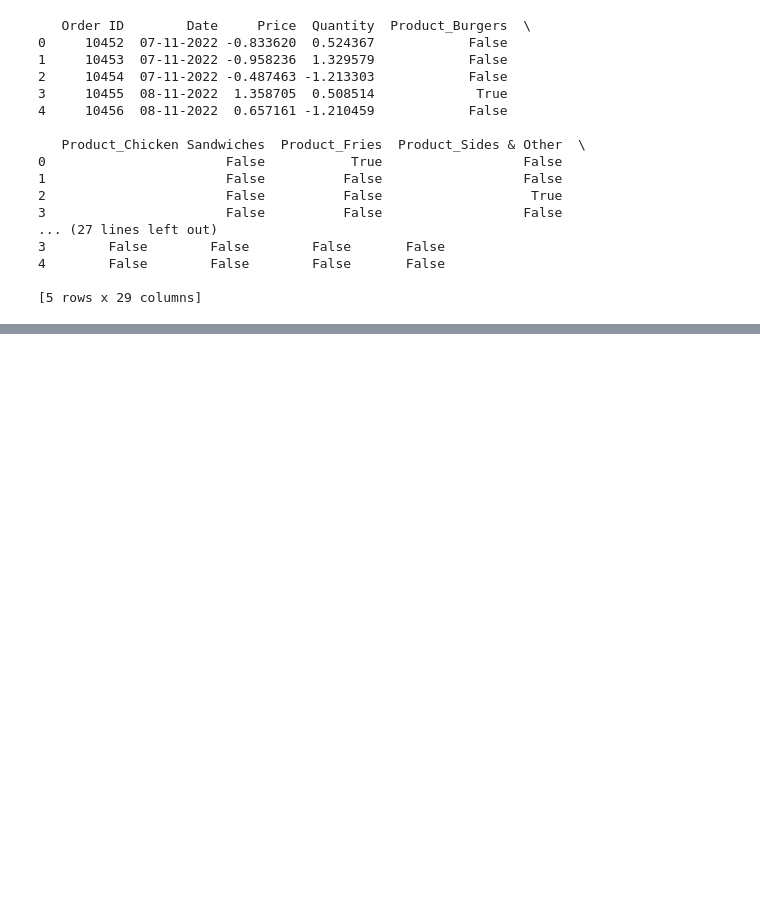
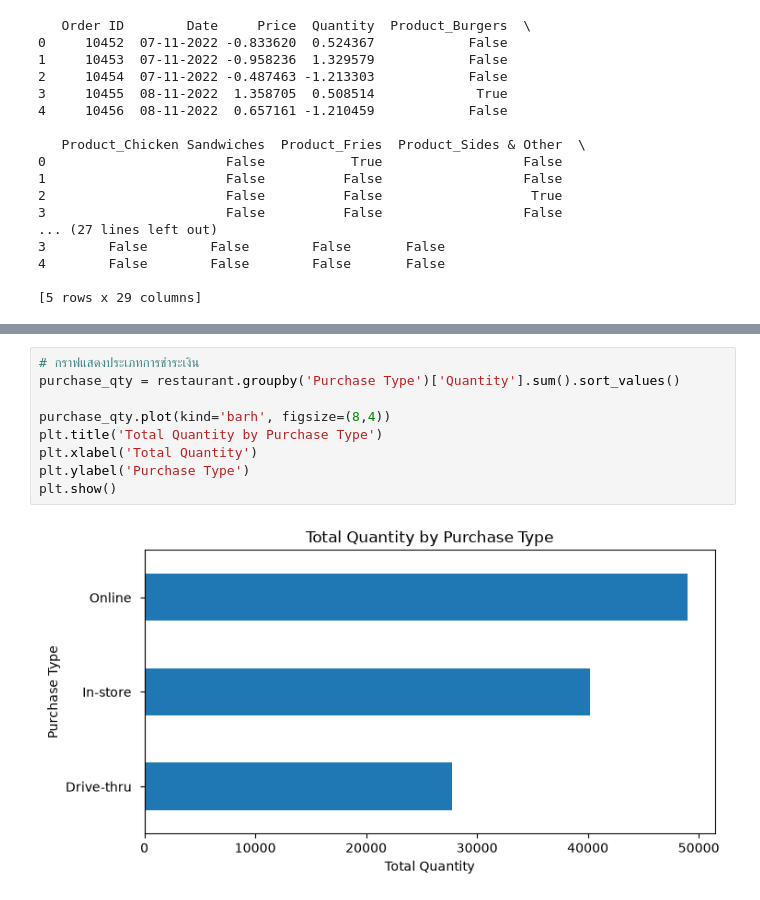
Before and after one commit to PPua1/DataSci, a Jupyter notebook: Restaurant_Sales.ipynb, the cells around one changed output, grey strips where cells are left out. Cells and saved outputs as stored; diff of their text form; blank space fills up the shorter version.

```diff
--- a/Restaurant_Sales.ipynb
+++ b/Restaurant_Sales.ipynb
@@ -384,0 +435,11 @@ dtype: object
+# %%
+# กราฟแสดงประเภทการชำระเงิน
+purchase_qty = restaurant.groupby('Purchase Type')['Quantity'].sum().sort_values()
+
+purchase_qty.plot(kind='barh', figsize=(8,4))
+plt.title('Total Quantity by Purchase Type')
+plt.xlabel('Total Quantity')
+plt.ylabel('Purchase Type')
+plt.show()
+# %% [output]
+[figure, added]
```
Also changed, not shown: parts of 19 cells of this notebook.
